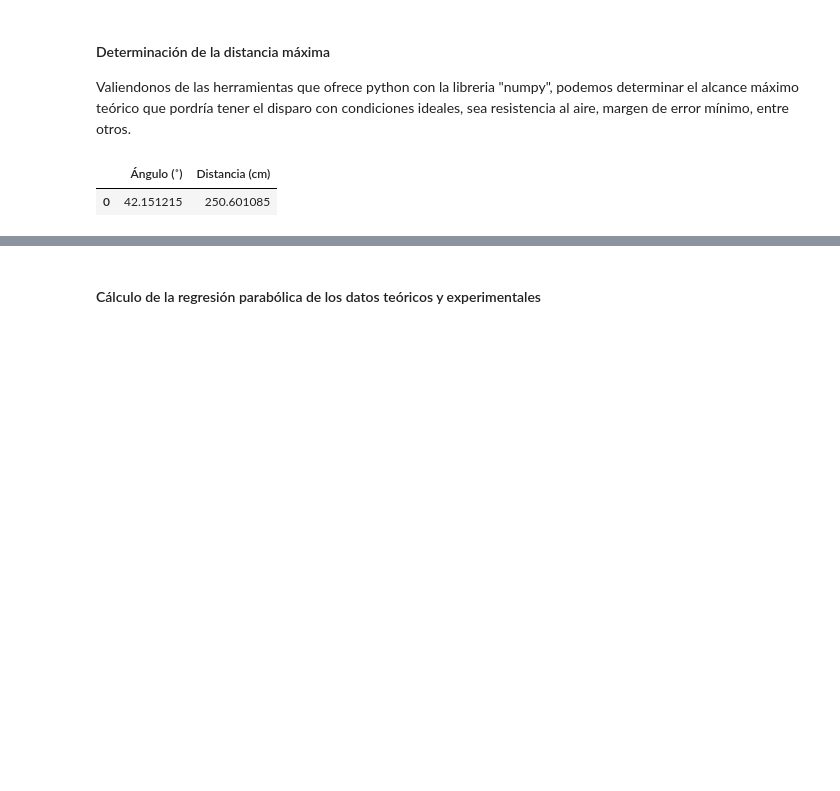
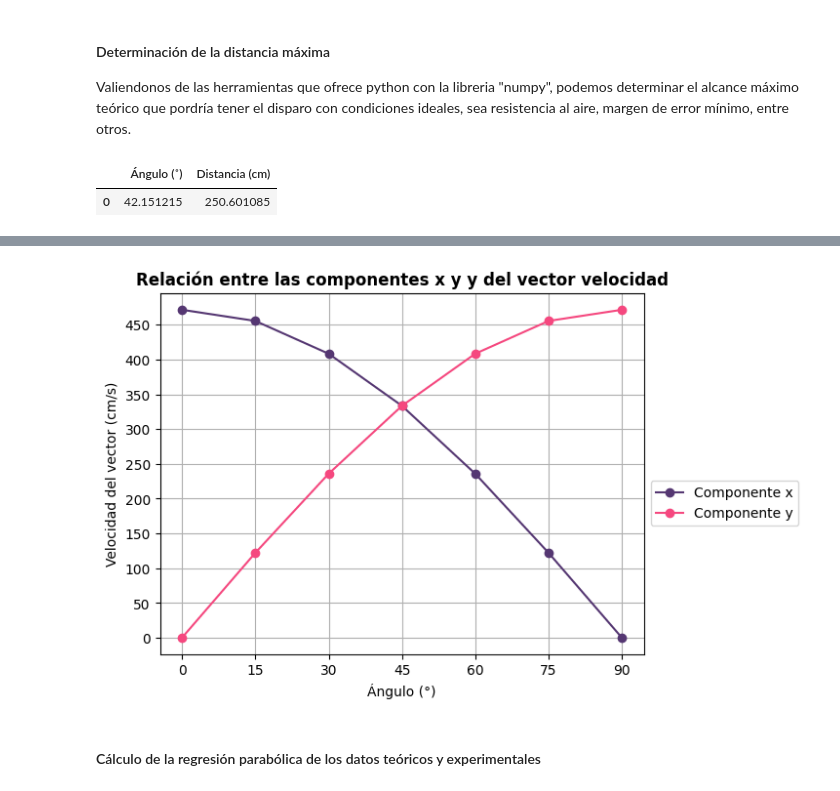
Before and after one commit to Juaan00/Laboratorios_mecanica_FEM, a Jupyter notebook: mov_parabólico.ipynb, the cells around one changed output, grey strips where cells are left out. Saved outputs shown, nothing was run; the diff lists cells and outputs as text; code cells hidden in the pictures; blank space fills up the shorter version.

```diff
--- a/mov_parabólico.ipynb
+++ b/mov_parabólico.ipynb
@@ -161,3 +162,22 @@ plt.show()
+# %%
+rel_vectores = pd.read_excel('relacion_vectores.xlsx')
+vect_x = rel_vectores['x']
+vect_y = rel_vectores['y']
+angulo_rel = np.array([0, 15, 30, 45, 60, 75,90])
+# rel_vectores
+plt.title('Relación entre las componentes x y y del vector velocidad', fontsize=12, fontweight='bold')
+plt.plot(angulo_rel, vect_x,'o-', label='Componente x', color='#553772')
+plt.plot(angulo_rel, vect_y,'o-', label='Componente y', color='#f5487f')
+plt.xticks(np.arange(0, 100, 15))
+plt.yticks(np.arange(0, 500, 50))
+plt.xlabel('Ángulo (°)')
+plt.ylabel('Velocidad del vector (cm/s)')
+plt.legend(bbox_to_anchor=(1, 0.5))
+plt.grid()
+plt.savefig('relacion_vectores.png', dpi = 300, bbox_inches = 'tight')
+plt.show()
+# %% [output]
+[figure, added]
 # %% [markdown]
 <h4>Cálculo de la regresión parabólica de los datos teóricos y experimentales</h4>
 # %%
```
Also changed, not shown: parts of 1 cell of this notebook.
